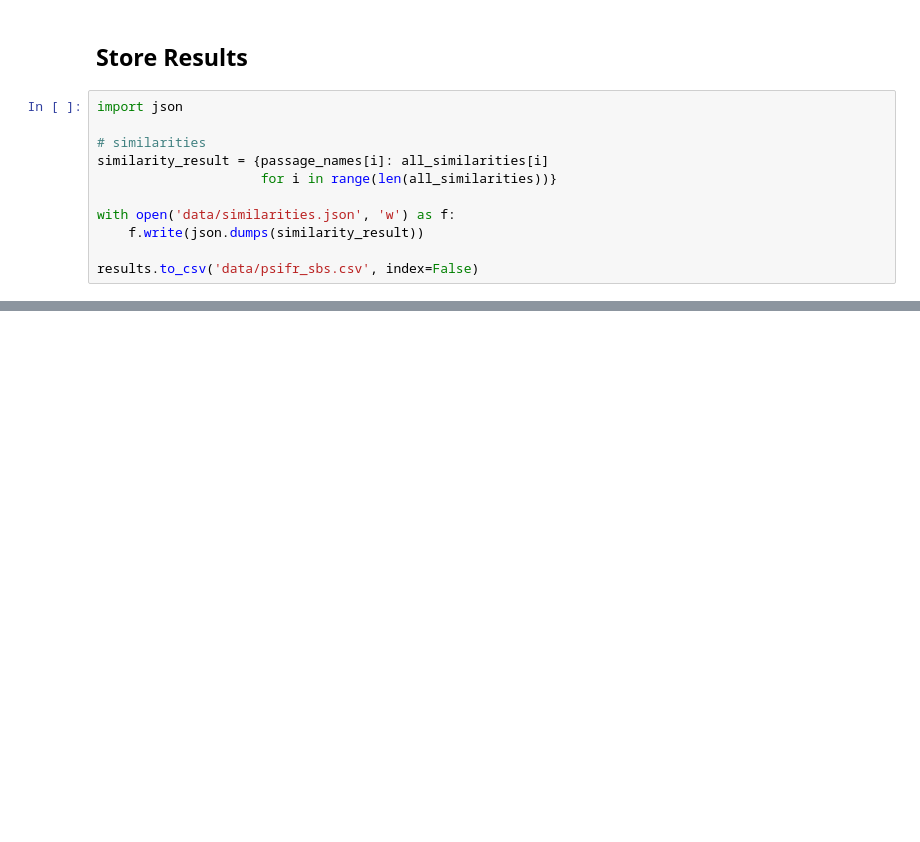
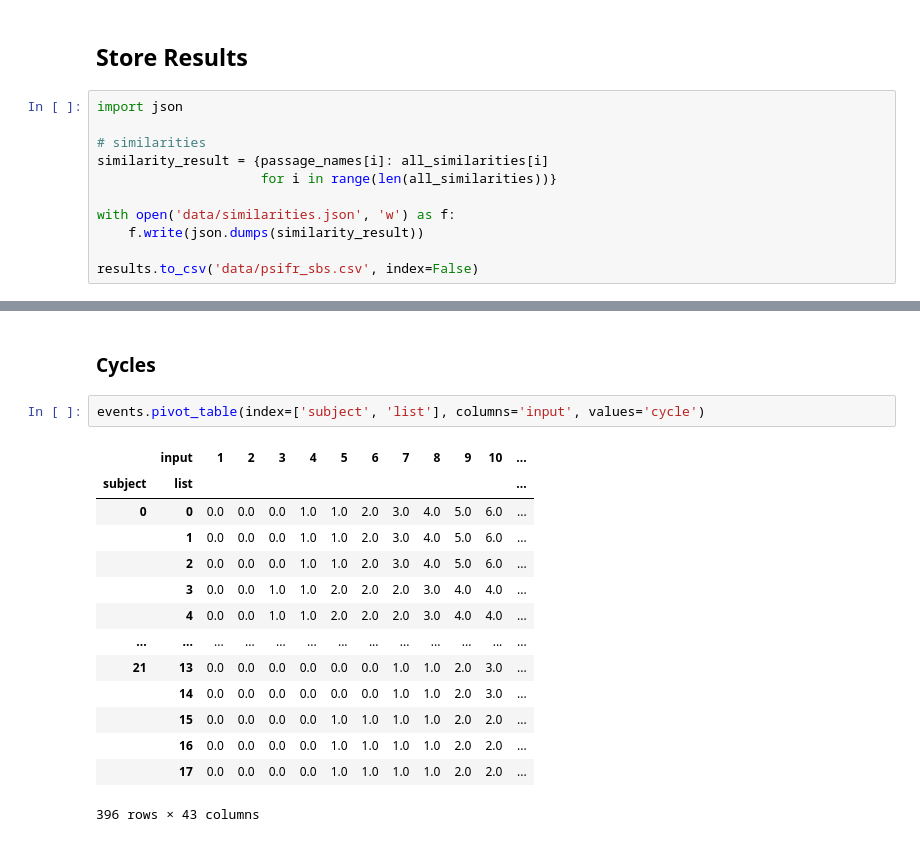
Before and after one commit to githubpsyche/narrative_cmr, a Jupyter notebook: 01_Data_Preparation.ipynb, the cells around one changed output, grey strips where cells are left out. Saved outputs shown, nothing was run; the diff lists cells and outputs as text; blank space fills up the shorter version.

```diff
--- a/01_Data_Preparation.ipynb
+++ b/01_Data_Preparation.ipynb
@@ -232,0 +283,19 @@ results.to_csv('data/psifr_sbs.csv', index=False)
+# %% [markdown]
+### Cycles
+# %%
+events.pivot_table(index=['subject', 'list'], columns='input', values='cycle')
+# %% [output]
+|  | input | 1 | 2 | 3 | 4 | 5 | 6 | 7 | 8 | 9 | 10 | ... |
+| subject | list |  |  |  |  |  |  |  |  |  |  | ... |
+| 0 | 0 | 0.0 | 0.0 | 0.0 | 1.0 | 1.0 | 2.0 | 3.0 | 4.0 | 5.0 | 6.0 | ... |
+|  | 1 | 0.0 | 0.0 | 0.0 | 1.0 | 1.0 | 2.0 | 3.0 | 4.0 | 5.0 | 6.0 | ... |
+|  | 2 | 0.0 | 0.0 | 0.0 | 1.0 | 1.0 | 2.0 | 3.0 | 4.0 | 5.0 | 6.0 | ... |
+|  | 3 | 0.0 | 0.0 | 1.0 | 1.0 | 2.0 | 2.0 | 2.0 | 3.0 | 4.0 | 4.0 | ... |
+|  | 4 | 0.0 | 0.0 | 1.0 | 1.0 | 2.0 | 2.0 | 2.0 | 3.0 | 4.0 | 4.0 | ... |
+| ... | ... | ... | ... | ... | ... | ... | ... | ... | ... | ... | ... | ... |
+| 21 | 13 | 0.0 | 0.0 | 0.0 | 0.0 | 0.0 | 0.0 | 1.0 | 1.0 | 2.0 | 3.0 | ... |
+|  | 14 | 0.0 | 0.0 | 0.0 | 0.0 | 0.0 | 0.0 | 1.0 | 1.0 | 2.0 | 3.0 | ... |
+|  | 15 | 0.0 | 0.0 | 0.0 | 0.0 | 1.0 | 1.0 | 1.0 | 1.0 | 2.0 | 2.0 | ... |
+|  | 16 | 0.0 | 0.0 | 0.0 | 0.0 | 1.0 | 1.0 | 1.0 | 1.0 | 2.0 | 2.0 | ... |
+|  | 17 | 0.0 | 0.0 | 0.0 | 0.0 | 1.0 | 1.0 | 1.0 | 1.0 | 2.0 | 2.0 | ... |
+396 rows × 43 columns
```
Also changed, not shown: parts of 10 cells of this notebook, 5 other files.
